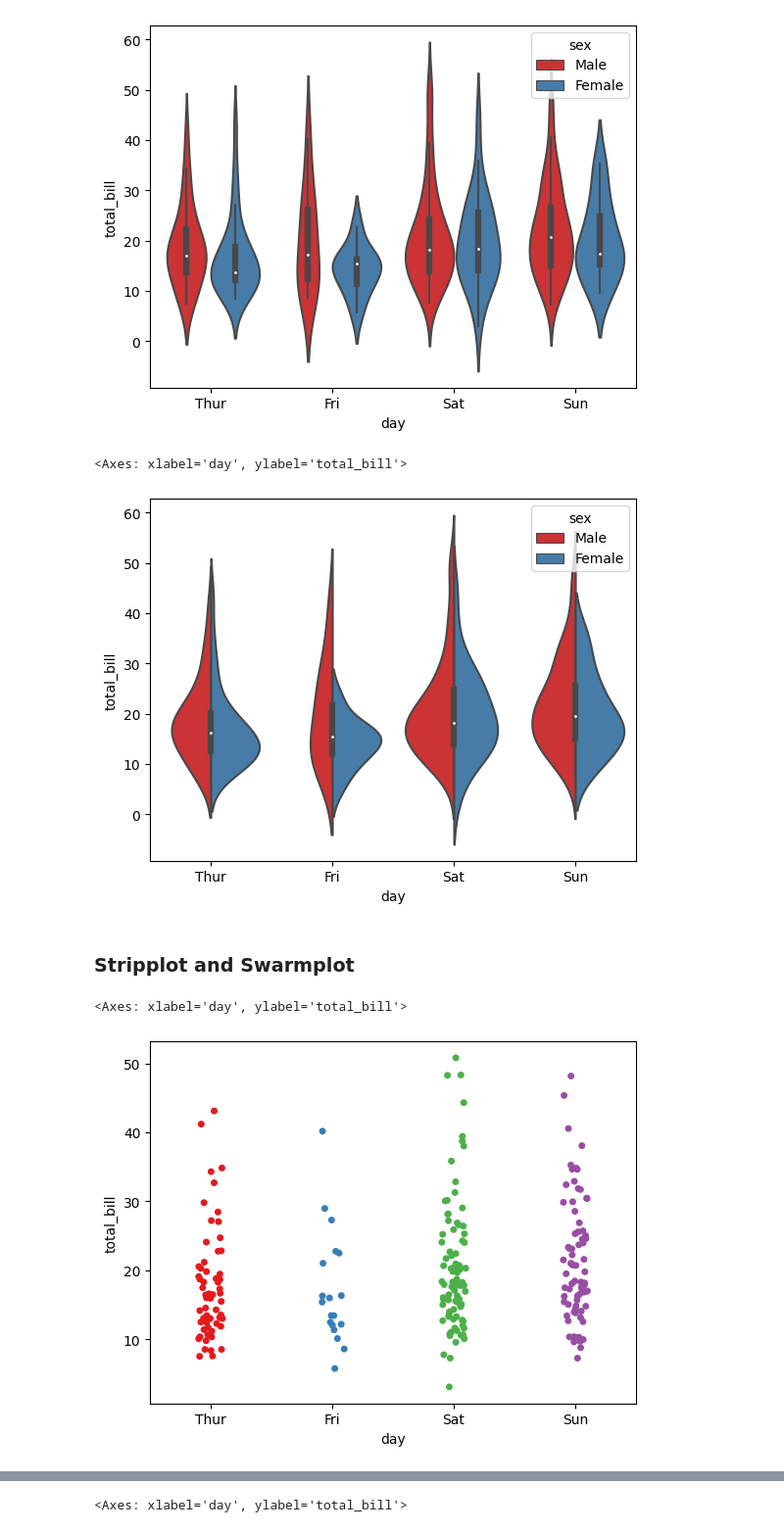
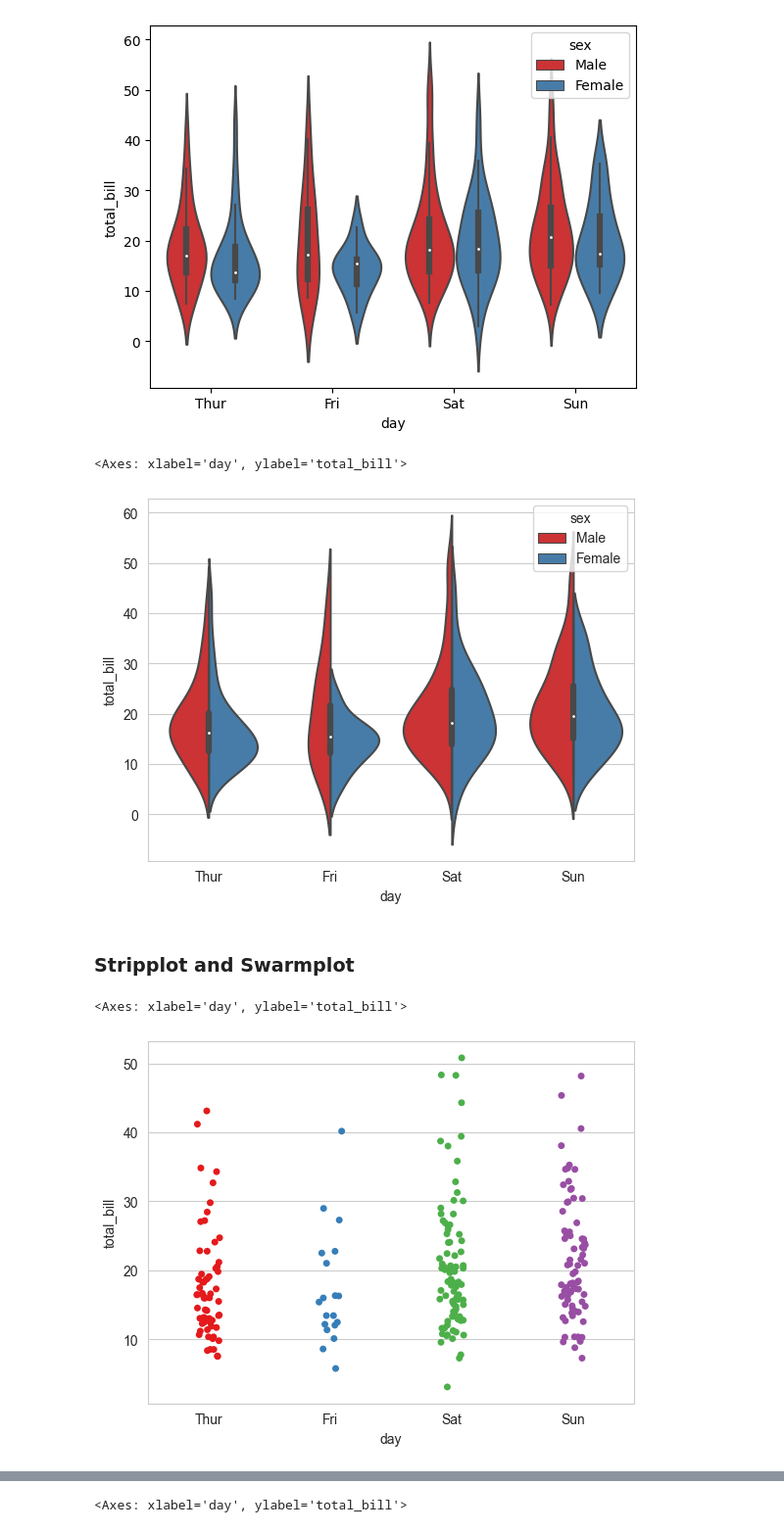
Before and after one commit to Paxyifier/AIML-Practicals, a Jupyter notebook: 19-AIML-Practical-2.4.ipynb, the cells around one changed output, grey strips where cells are left out. Shown at 98% size. Drawn from its saved outputs; the diff is of its cells as text; code cells hidden in the pictures.

```diff
--- a/19-AIML-Practical-2.4.ipynb
+++ b/19-AIML-Practical-2.4.ipynb
@@ -18,6 +18,6 @@ import seaborn as sns
 %matplotlib inline
 # %%
-tips = sns.load_dataset('tips')
+tips = sns_prathamesh.load_dataset('tips')
 # %%
 tips.head()
 # %% [output]
@@ -180,7 +162,7 @@ Seaborn's `barplot` function is a versatile tool for visualizing the relationshi
  - countplot:
 The `countplot` function in Seaborn is used to visualize the distribution of categorical variables by displaying the frequency or count of each category in a dataset. It provides a straightforward way to understand the distribution and compare the occurrences of different categories. Count plots are particularly useful for identifying the most common categories and exploring the imbalance or skewness in the data. Seaborn's `countplot` function offers various customization options to enhance the plot, such as changing the color palette, adding a hue variable to differentiate the counts further, and controlling the order of categories on the categorical axis. It is a simple yet effective tool for analyzing categorical data and gaining insights into its distribution.
 # %%
-tips = sns.load_dataset('tips')
+tips = sns_prathamesh.load_dataset('tips')
 tips.head()
 # %% [output]
 |  | total_bill | tip | sex | smoker | day | time | size |
@@ -238,15 +220,15 @@ sns.violinplot(x='day',y='total_bill',data=tips,hue='sex',palette='Set1')
 <Axes: xlabel='day', ylabel='total_bill'>
 [figure]
 # %%
-sns.violinplot(x="day", y="total_bill", data=tips,hue='sex',split=True,palette='Set1')
+sns_prathamesh.violinplot(x="day", y="total_bill", data=tips,hue='sex',split=True,palette='Set1')
 # %% [output]
 <Axes: xlabel='day', ylabel='total_bill'>
-[figure, old version]
+[figure, new version]
 # %% [markdown]
 ### Stripplot and Swarmplot
 # %%
-sns.stripplot(x="day", y="total_bill", data=tips,palette='Set1')
+sns_prathamesh.stripplot(x="day", y="total_bill", data=tips,palette='Set1')
 # %% [output]
 <Axes: xlabel='day', ylabel='total_bill'>
-[figure, old version]
+[figure, new version]
 # %%
```
Also changed, not shown: parts of 74 cells of this notebook.
